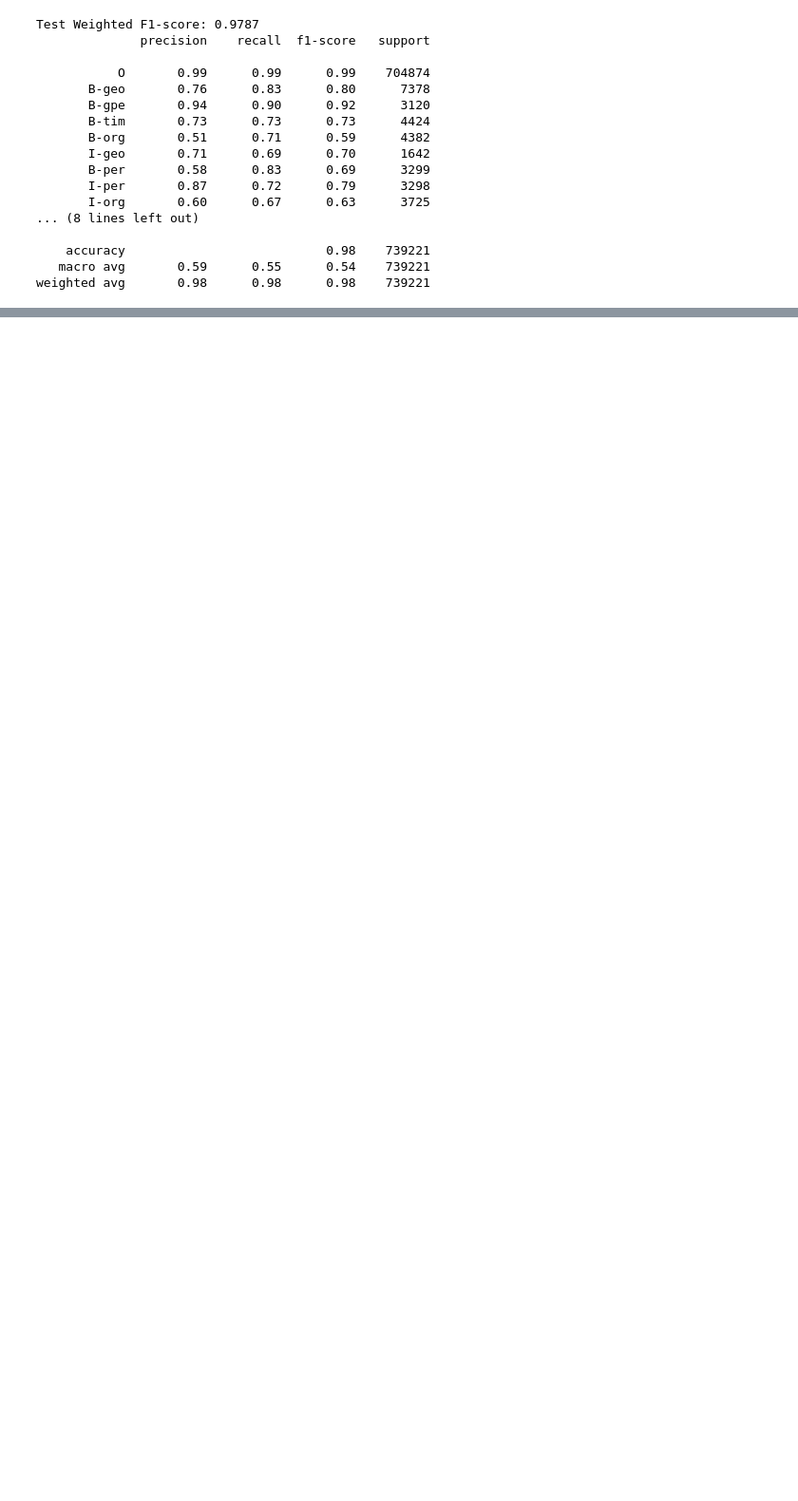
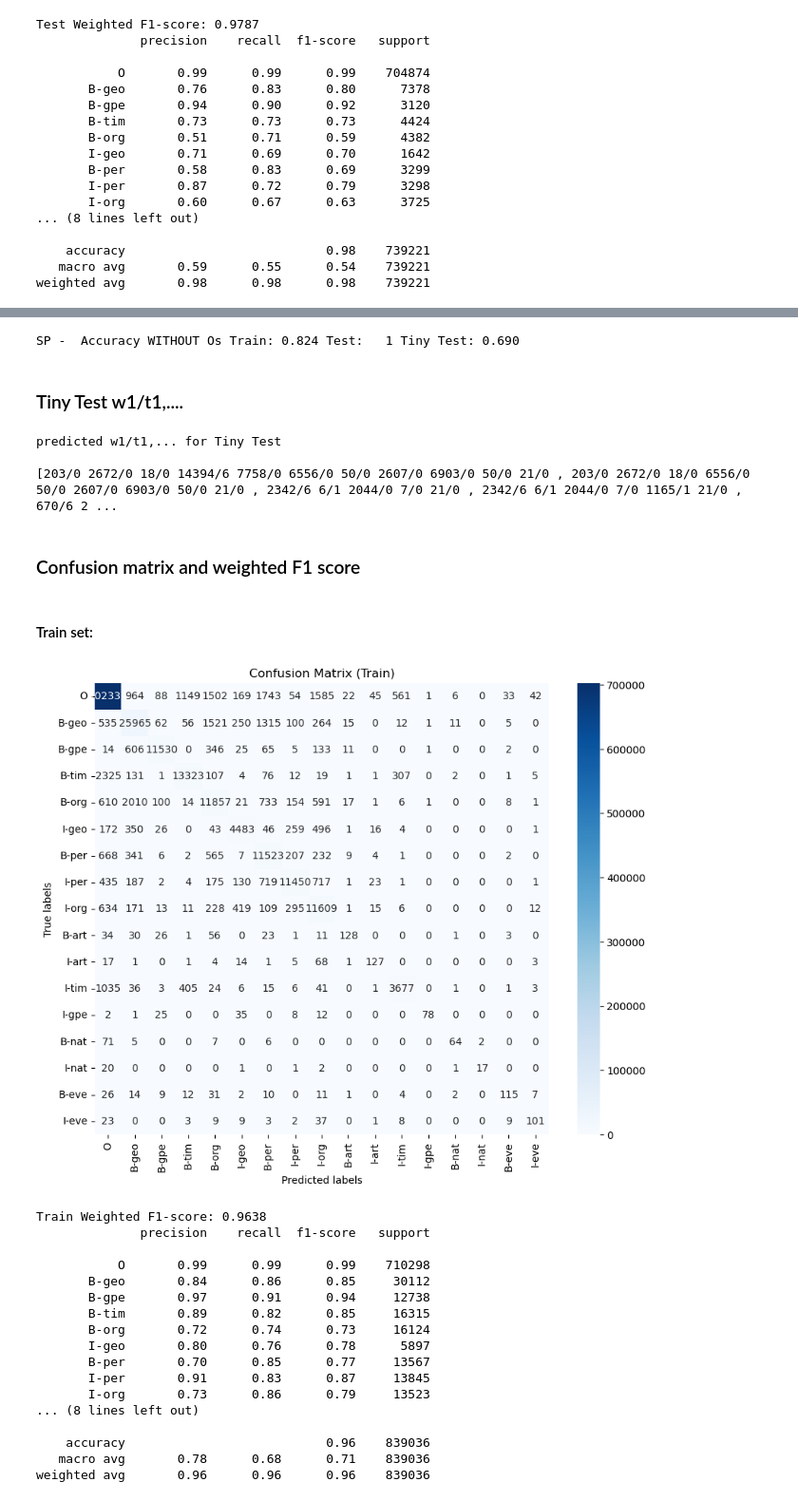
Before and after one commit to ivairali/nlp2, a Jupyter notebook: reproduce_results.ipynb, the cells around one changed output, grey strips where cells are left out. Shown at 95% size. Cells and saved outputs as stored; diff of their text form; code cells hidden in the pictures; blank space fills up the shorter version.

```diff
--- a/reproduce_results.ipynb
+++ b/reproduce_results.ipynb
@@ -421,0 +519,8 @@ weighted avg       0.98      0.98      0.98    739221
+# %%
+feature_mapper_ner_4 = NERFeatures_4(train_seq)
+feature_mapper_ner_4.build_features()
+# %%
+sp_4 = spc.StructuredPerceptron(word_dict, tag_dict, feature_mapper_ner_4)
+print(sp_4.parameters) #should be empty now
+sp_4.load_model(dir="fitted_models/perceptron_4_")
+print(sp_4.parameters)
@@ -421,0 +530,2 @@ weighted avg       0.98      0.98      0.98    739221
+# %%
+pred_train_4 = sp_4.viterbi_decode_corpus(train_seq)
@@ -421,0 +536,42 @@ weighted avg       0.98      0.98      0.98    739221
+# %%
+eval_tiny_test_4 = evaluate_corpus_non_O(fixed_tiny_test_dataset.seq_list, pred_tiny_test_4)
+eval_test_4 = evaluate_corpus_non_O(fixed_test_dataset.seq_list, pred_test_4)
+eval_train_4 = evaluate_corpus_non_O(train_seq.seq_list, pred_train_4)
+
+print("SP -  Accuracy WITHOUT Os Train: %.3f Test: %3.f Tiny Test: %.3f"%( eval_train_4, eval_test_4, eval_tiny_test_4))
+# %% [output]
+SP -  Accuracy WITHOUT Os Train: 0.824 Test:   1 Tiny Test: 0.690
+# %% [markdown]
+### Tiny Test w1/t1,....
+# %%
+print("predicted w1/t1,... for Tiny Test\n")
+print(pred_tiny_test_4)
+# %% [output]
+predicted w1/t1,... for Tiny Test
+
+[203/0 2672/0 18/0 14394/6 7758/0 6556/0 50/0 2607/0 6903/0 50/0 21/0 , 203/0 2672/0 18/0 6556/0 50/0 2607/0 6903/0 50/0 21/0 , 2342/6 6/1 2044/0 7/0 21/0 , 2342/6 6/1 2044/0 7/0 1165/1 21/0 , 670/6 2 ...
+# %% [markdown]
+### Confusion matrix and weighted F1 score
+# %% [markdown]
+#### Train set:
+# %%
+cm_train_4, f1_train_4 = evaluate_predictions(train_seq.seq_list, pred_train_4, tag_dict, set_name="Train")
+# %% [output]
+[figure, added]
+Train Weighted F1-score: 0.9638
+              precision    recall  f1-score   support
+
+           O       0.99      0.99      0.99    710298
+       B-geo       0.84      0.86      0.85     30112
+       B-gpe       0.97      0.91      0.94     12738
+       B-tim       0.89      0.82      0.85     16315
+       B-org       0.72      0.74      0.73     16124
+       I-geo       0.80      0.76      0.78      5897
+       B-per       0.70      0.85      0.77     13567
+       I-per       0.91      0.83      0.87     13845
+       I-org       0.73      0.86      0.79     13523
+... (8 lines left out)
+
+    accuracy                           0.96    839036
+   macro avg       0.78      0.68      0.71    839036
+weighted avg       0.96      0.96      0.96    839036
```
Also changed, not shown: parts of 24 cells of this notebook, 4 other files.
